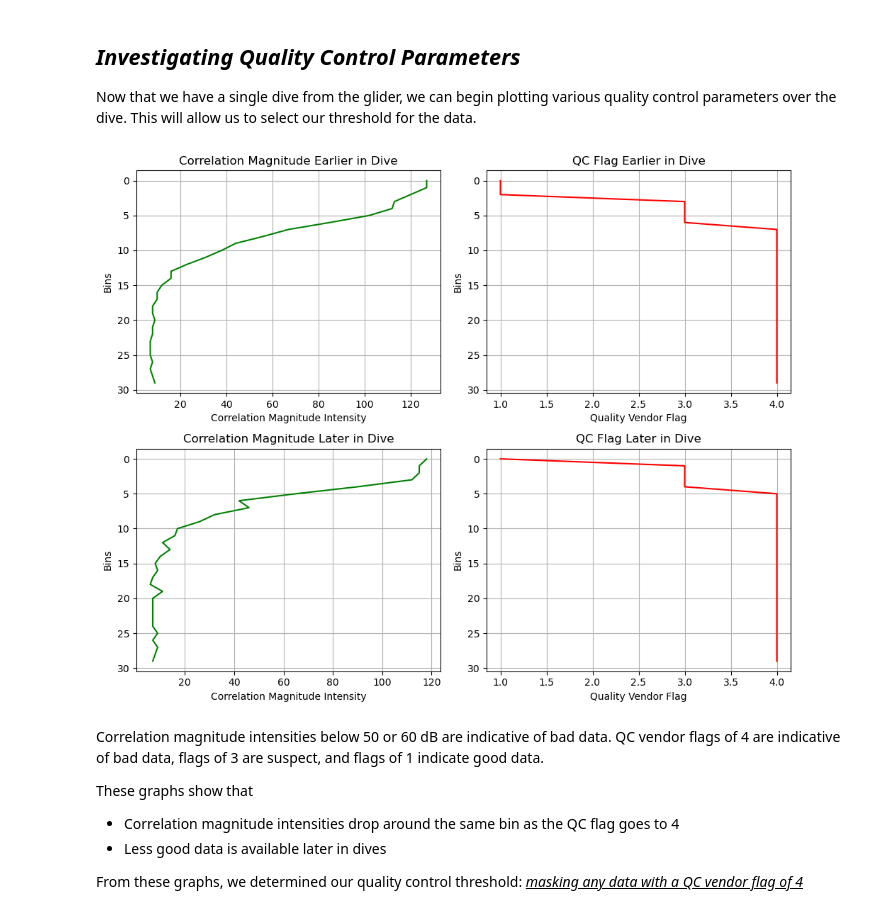
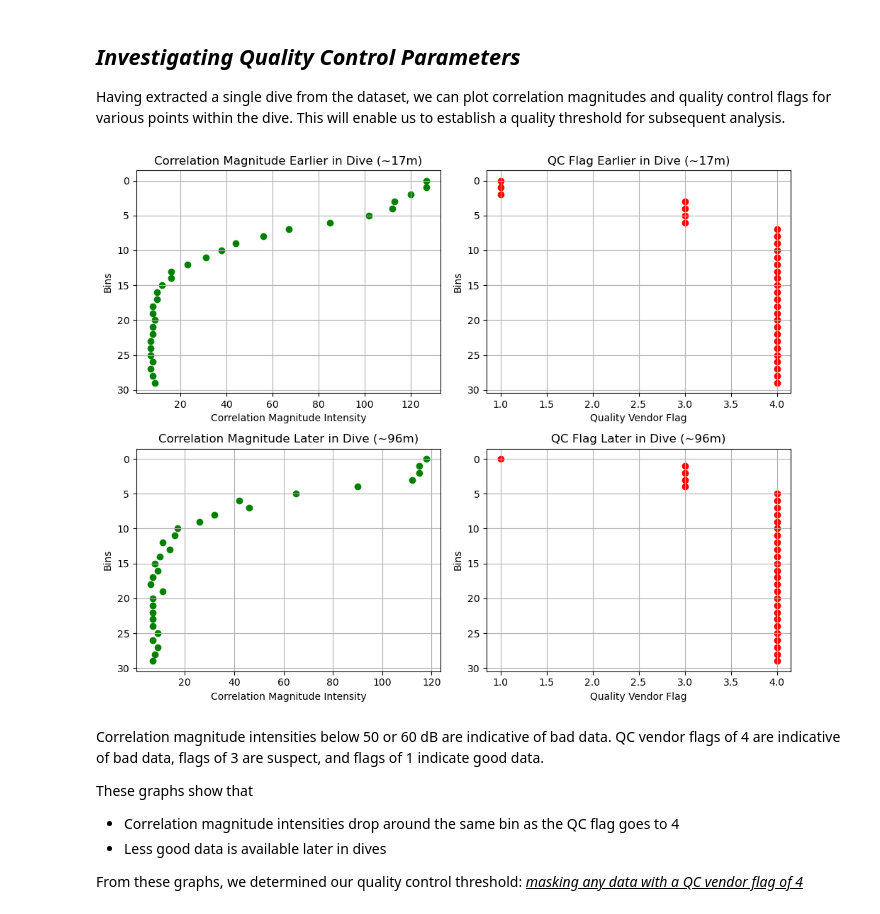
Before and after one commit to WHOIGit/ooicgsn_glider_dvl, a Jupyter notebook: notebooks/3-Data-analysis.ipynb, the cells around one changed output. Saved outputs shown, nothing was run; the diff lists cells and outputs as text; code cells hidden in the pictures.

```diff
--- a/notebooks/3-Data-analysis.ipynb
+++ b/notebooks/3-Data-analysis.ipynb
@@ -150,60 +146,61 @@ plt.show()
 # %% [markdown]
 ## *Investigating Quality Control Parameters*
-Now that we have a single dive from the glider, we can begin plotting various quality control parameters over the dive. This will allow us to select our threshold for the data.
+Having extracted a single dive from the dataset, we can plot correlation magnitudes and quality control flags for various points within the dive. This will enable us to establish a quality threshold for subsequent analysis.
 # %%
-# selecting a data point during the dive
-
-target_time1 = '2019-10-07T03:13:00'         # data from near the beginning of the dive
+# Selecting a data point early in the single dive above
+target_time1 = '2019-10-07T03:13:00'
 dive_profile1 = dive_subset.sel(time=target_time1, method='nearest')
 
+# Selecting a data point later in the single dive above
 target_time2 = '2019-10-07T03:21:00'
 dive_profile2 = dive_subset.sel(time=target_time2, method='nearest')
 
-# extracting data from this data point (selecting the correlation magnitude beam and the QC vendor flag)
-
+# Extracting correlation magnitude beam and QC vendor flag for these points
 bins1 = dive_profile1['bin'].values
+depth1 = int(dive_profile1['non_zero_pressure'].values.round())
 correlation1 = dive_profile1['correlation_magnitude_beam2'].values
 QC1 = dive_profile1['vendor_qc_flag'].values
 
 bins2 = dive_profile2['bin'].values
+depth2 = int(dive_profile2['non_zero_pressure'].values.round())
 correlation2 = dive_profile2['correlation_magnitude_beam2'].values
 QC2 = dive_profile2['vendor_qc_flag'].values
 
-# plotting the parameters against bins
+# Plotting these parameters for each bin
 fig, ((ax1, ax2), (ax3, ax4)) = plt.subplots(2, 2, figsize=(10, 8))
 
-c1 = ax1.plot(correlation1, bins1, color='green')
+c1 = ax1.scatter(correlation1, bins1, color='green')
 ax1.set_ylabel('Bins')
 ax1.set_xlabel('Correlation Magnitude Intensity')
-ax1.set_title('Correlation Magnitude Earlier in Dive')
+ax1.set_title('Correlation Magnitude Earlier in Dive (~{}m)'.format(depth1))
 ax1.invert_yaxis()
 ax1.grid(True)
 
-c2 = ax2.plot(QC1, bins1, color='red')
+c2 = ax2.scatter(QC1, bins1, color='red')
 ax2.set_xlabel('Quality Vendor Flag')
 ax2.set_ylabel('Bins')
-ax2.set_title('QC Flag Earlier in Dive')
+ax2.set_title('QC Flag Earlier in Dive (~{}m)'.format(depth1))
 ax2.invert_yaxis()
 ax2.grid(True)
 
-c3 = ax3.plot(correlation2, bins2, color='green')
+c3 = ax3.scatter(correlation2, bins2, color='green')
 ax3.set_ylabel('Bins')
 ax3.set_xlabel('Correlation Magnitude Intensity')
-ax3.set_title('Correlation Magnitude Later in Dive')
+ax3.set_title('Correlation Magnitude Later in Dive (~{}m)'.format(depth2))
 ax3.invert_yaxis()
 ax3.grid(True)
 
-c4 = ax4.plot(QC2, bins2, color='red')
+c4 = ax4.scatter(QC2, bins2, color='red')
 ax4.set_xlabel('Quality Vendor Flag')
 ax4.set_ylabel('Bins')
-ax4.set_title('QC Flag Later in Dive')
+ax4.set_title('QC Flag Later in Dive (~{}m)'.format(depth2))
 ax4.invert_yaxis()
 ax4.grid(True)
 
 plt.tight_layout()
 plt.show()
 # %% [output]
-[figure, old version]
+[figure, new version]
 # %% [markdown]
 Correlation magnitude intensities below 50 or 60 dB are indicative of bad data. QC vendor flags of 4 are indicative of bad data, flags of 3 are suspect, and flags of 1 indicate good data.
 
```
Also changed, not shown: parts of 42 cells of this notebook.
